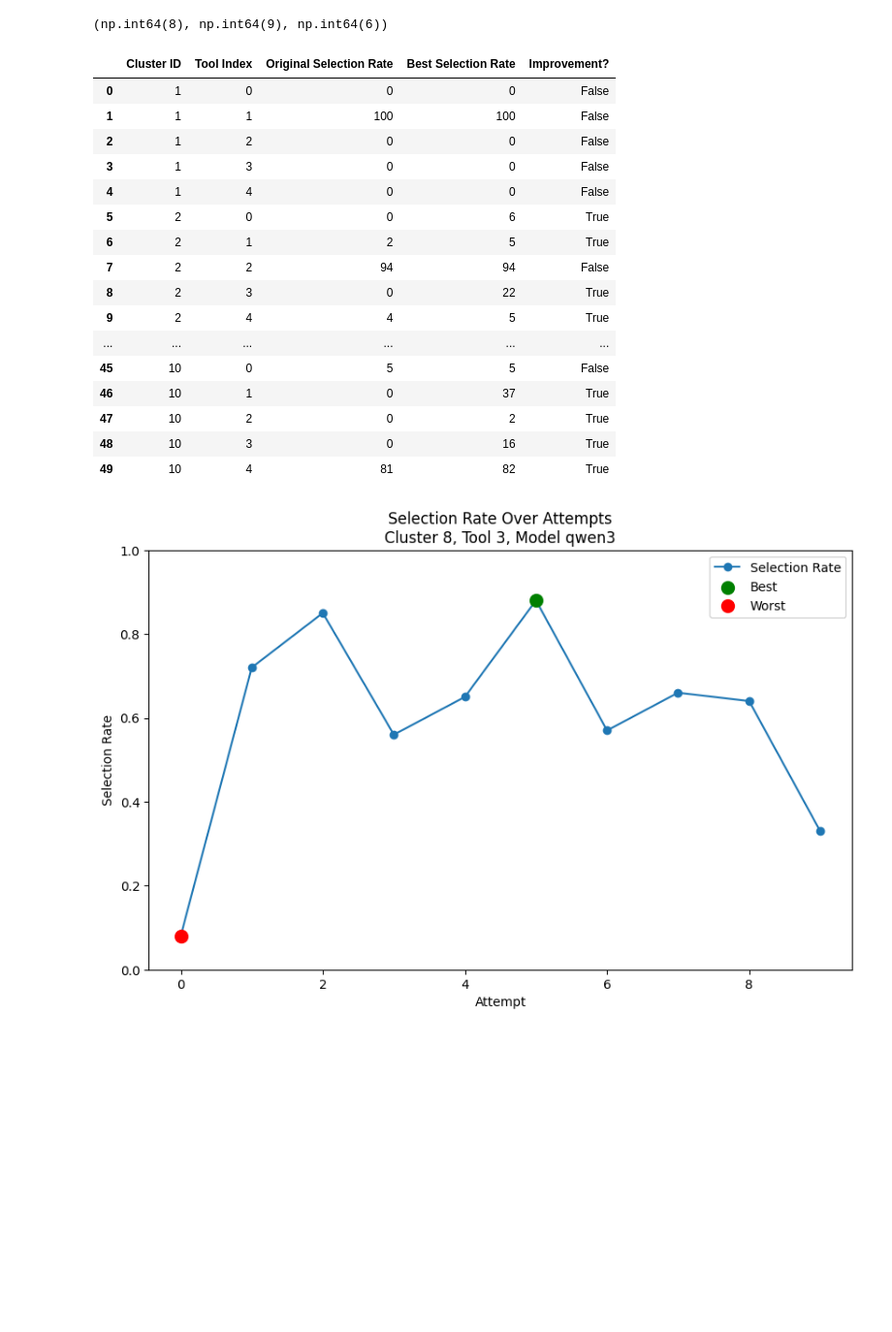
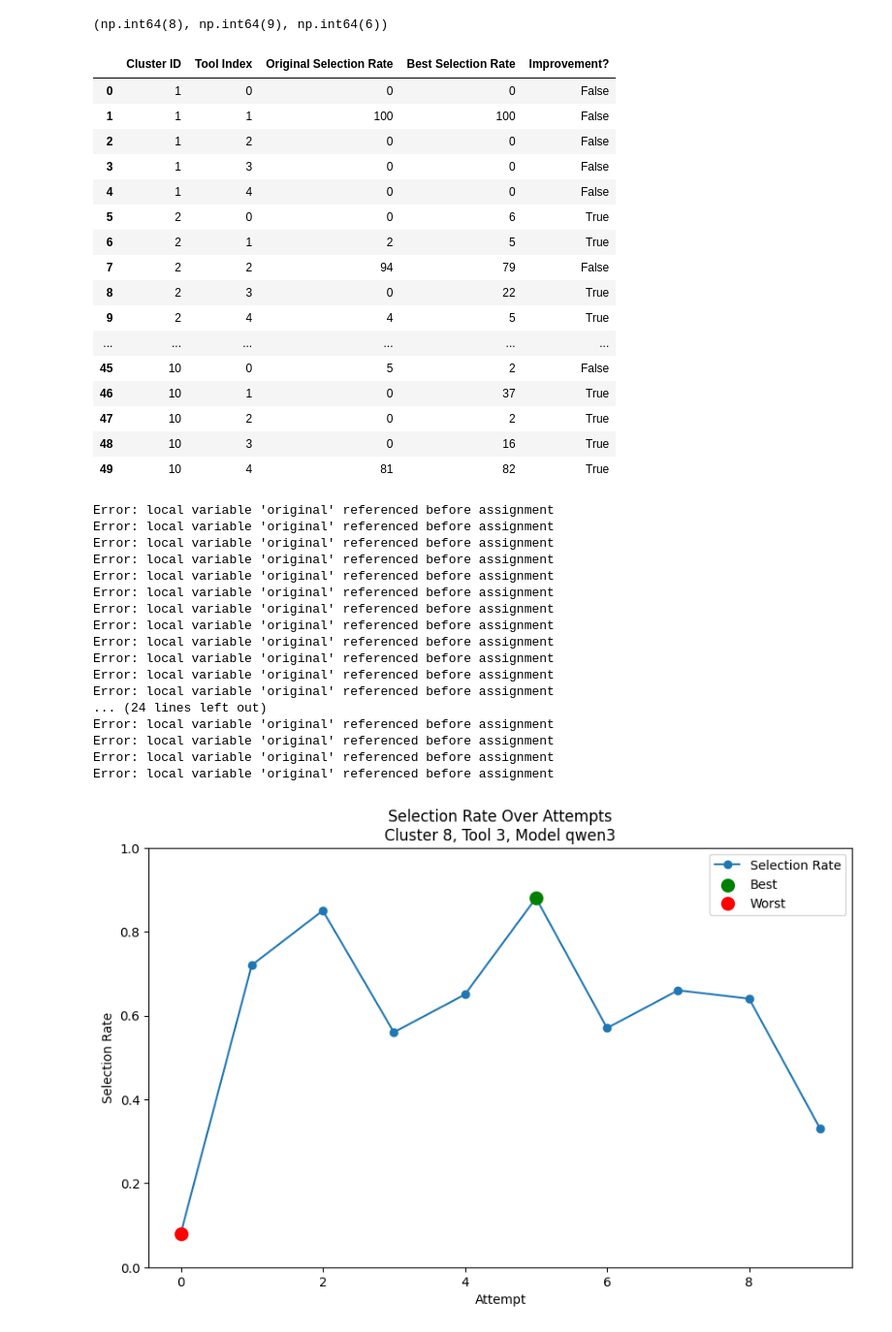
Before and after one commit to j-sneh/thesis-experiments, a Jupyter notebook: results/cluster-analysis.ipynb, the cells around one changed output. Shown at 97% size. Drawn from its saved outputs; the diff is of its cells as text; code cells hidden in the pictures; blank space fills up the shorter version.

```diff
--- a/results/cluster-analysis.ipynb
+++ b/results/cluster-analysis.ipynb
@@ -193,6 +193,10 @@ def get_best_and_last_selection_rates(cluster_id, index, server, model):
     pattern = f'cluster-{cluster_id}-tool-{index}-*'
     files = glob.glob(os.path.join(BASE_DIR, pattern))
     selection_rate = None
+
+    if len(files) == 0:
+        return None, None, None
+
     for i, file in enumerate(files):
 
         if not file.endswith('improvement_history.jsonl'):
@@ -204,7 +208,7 @@ def get_best_and_last_selection_rates(cluster_id, index, server, model):
         df = pd.read_json(file, lines=True)
         selection_rate = df['percent']
         original = selection_rate.iloc[0]
-        best = selection_rate.max()
+        best = selection_rate.iloc[1:].max()
         last = selection_rate.iloc[-1]
     return original, best, last
 
@@ -218,6 +222,8 @@ def collect_tool_selection_rates(server, model, num_clusters=10):
         for tool_index in range(0, 5):
             try:
                 original, best, last = get_best_and_last_selection_rates(cluster_id, tool_index, server, model)
+                if original is None:
+                    continue
                 data.append({
                     'Cluster ID': cluster_id,
                     'Tool Index': tool_index,
@@ -233,7 +239,7 @@ def collect_tool_selection_rates(server, model, num_clusters=10):
                 continue
     return pd.DataFrame(data)
 
-def style_latex(df, model, server):
+def style_latex(df, server, model):
     df_copy = df.copy()
     # overall improvement (guard if column missing)
     improvement_percentage = df_copy['Improvement?'].mean() if 'Improvement?' in df_copy.columns else 0.0
@@ -247,16 +253,18 @@ def style_latex(df, model, server):
     out.append('% Required packages: \\usepackage{longtable,booktabs,pifont,xcolor}')
     out.append(r'\begin{longtable}{@{}l@{}}')
 
-    caption = f"Tool selection results for {model} on {server}. Overall improvement: {improvement_percentage*100:.2f}\\%"
+    caption = f"Tool selection results for {model} on {server}. \\\\ \\textbf{{Overall Improvement: {improvement_percentage*100:.2f}\\%}}"
     out.append(r'\caption{' + caption + r'} \\')
 
+    TITLE_TEXT = 'Attack Selection Rates for ' + model + ' on ' + server
+
     out.append(r'\toprule')
-    out.append(r'\textbf{Cluster Data} \\')
+    out.append(rf'\textbf{{{TITLE_TEXT}}} \\')
     out.append(r'\midrule')
     out.append(r'\endfirsthead')
 
     out.append(r'\toprule')
-    out.append(r'\textbf{Cluster Data} \\')
+    out.append(rf'\textbf{{{TITLE_TEXT}}} \\')
     out.append(r'\midrule')
     out.append(r'\endhead')
 
@@ -270,8 +278,13 @@ def style_latex(df, model, server):
             continue
 
         cluster_lines = []
+
+        if cluster_id != sorted(df_copy['Cluster ID'].unique())[0]:
+            cluster_lines.append(r'\vspace{2ex}')  # or adjust space here
+
+
         # centered cluster title (over the full textwidth)
-        cluster_lines.append(r'\noindent\makebox[\textwidth][c]{\textbf{Cluster ' + str(cluster_id) + r'}}\\[0.7ex]')
+        cluster_lines.append(r'\noindent\makebox[\textwidth][c]{\textbf{Cluster ' + str(cluster_id) + r'}}\\[1.5ex]')
 
         # nested tabular with vertical bars and hlines
         cluster_lines.append(r'\begin{tabular}{|c|c|c|c|} \hline')
@@ -280,55 +293,77 @@ def style_latex(df, model, server):
         # safe formatting for numeric vs text values
         def fmt_val(x):
             if pd.isna(x):
-                return ''
+                return 'N/A'
             if isinstance(x, (int, float)):
                 return f"{x:.2f}\%"
             return str(x)
 
         for _, row in cluster_df.iterrows():
-            ti = fmt_val(row['Tool Index'])
+            ti = str(row['Tool Index'])
             orig = fmt_val(row['Original Selection Rate'])
             best = fmt_val(row['Best Selection Rate'])
             imp = row['Improvement?']  # already LaTeX-safe string from mapping
             cluster_lines.append(ti + ' & ' + orig + ' & ' + best + ' & ' + imp + r' \\ \hline')
 
         cluster_lines.append(r'\end{tabular}')
 
         # wrap the whole cluster block in a minipage (unbreakable)
         block = r'\begin{minipage}{\textwidth}' + '\n' + '\n'.join(cluster_lines) + '\n' + r'\end{minipage}'
         out.append(block + r'\\[2ex]')  # small vertical gap between clusters
 
     out.append(r'\end{longtable}')
 
-    with open(f'{server}_{model}_tool_selection_rates.tex', 'w') as f:
+    with open(f'../figures/{server}_{model}_tool_selection_rates.tex', 'w') as f:
         f.write('\n'.join(out))
 
 
 
 
 # Example usage:
 df_tools = collect_tool_selection_rates('ollama', 'phi4-mini', num_clusters=10)
 display(df_tools)
 
-style_latex(df_tools, 'phi4-mini', 'ollama')
+style_latex(df_tools, 'ollama', 'phi4-mini')
+
+server = 'ollama'
+for model in ['phi4-mini', 'qwen3', 'llama']:
+    df_tools = collect_tool_selection_rates(server, model, num_clusters=10)
+    style_latex(df_tools, 'ollama', model)
 # %% [output]
 |  | Cluster ID | Tool Index | Original Selection Rate | Best Selection Rate | Improvement? |
 | 0 | 1 | 0 | 0 | 0 | False |
 | 1 | 1 | 1 | 100 | 100 | False |
 | 2 | 1 | 2 | 0 | 0 | False |
 | 3 | 1 | 3 | 0 | 0 | False |
 | 4 | 1 | 4 | 0 | 0 | False |
 | 5 | 2 | 0 | 0 | 6 | True |
 | 6 | 2 | 1 | 2 | 5 | True |
-| 7 | 2 | 2 | 94 | 94 | False |
+| 7 | 2 | 2 | 94 | 79 | False |
 | 8 | 2 | 3 | 0 | 22 | True |
 | 9 | 2 | 4 | 4 | 5 | True |
 | ... | ... | ... | ... | ... | ... |
-| 45 | 10 | 0 | 5 | 5 | False |
+| 45 | 10 | 0 | 5 | 2 | False |
 | 46 | 10 | 1 | 0 | 37 | True |
 | 47 | 10 | 2 | 0 | 2 | True |
 | 48 | 10 | 3 | 0 | 16 | True |
 | 49 | 10 | 4 | 81 | 82 | True |
+Error: local variable 'original' referenced before assignment
+Error: local variable 'original' referenced before assignment
+Error: local variable 'original' referenced before assignment
+Error: local variable 'original' referenced before assignment
+Error: local variable 'original' referenced before assignment
+Error: local variable 'original' referenced before assignment
+Error: local variable 'original' referenced before assignment
+Error: local variable 'original' referenced before assignment
+Error: local variable 'original' referenced before assignment
+Error: local variable 'original' referenced before assignment
+Error: local variable 'original' referenced before assignment
+Error: local variable 'original' referenced before assignment
+... (24 lines left out)
+Error: local variable 'original' referenced before assignment
+Error: local variable 'original' referenced before assignment
+Error: local variable 'original' referenced before assignment
+Error: local variable 'original' referenced before assignment
 # %%
 def plot_selection_rate_over_time(cluster_id, index, server, model):
     BASE_DIR = f'{server}/{model}'
```
Also changed, not shown: 1 other file.
